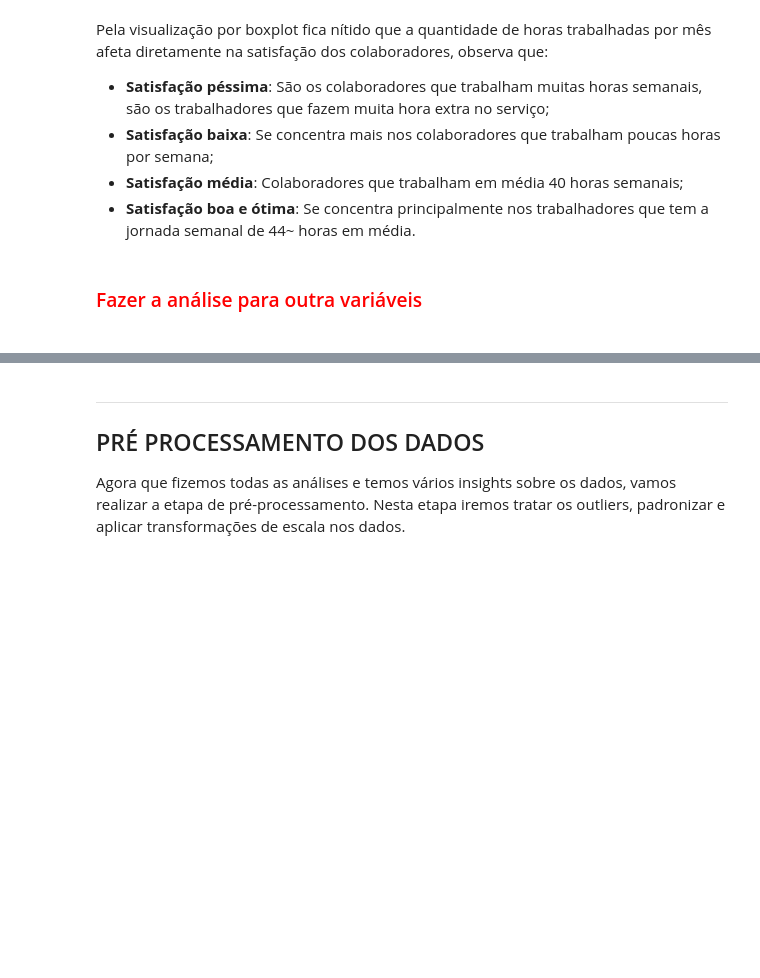
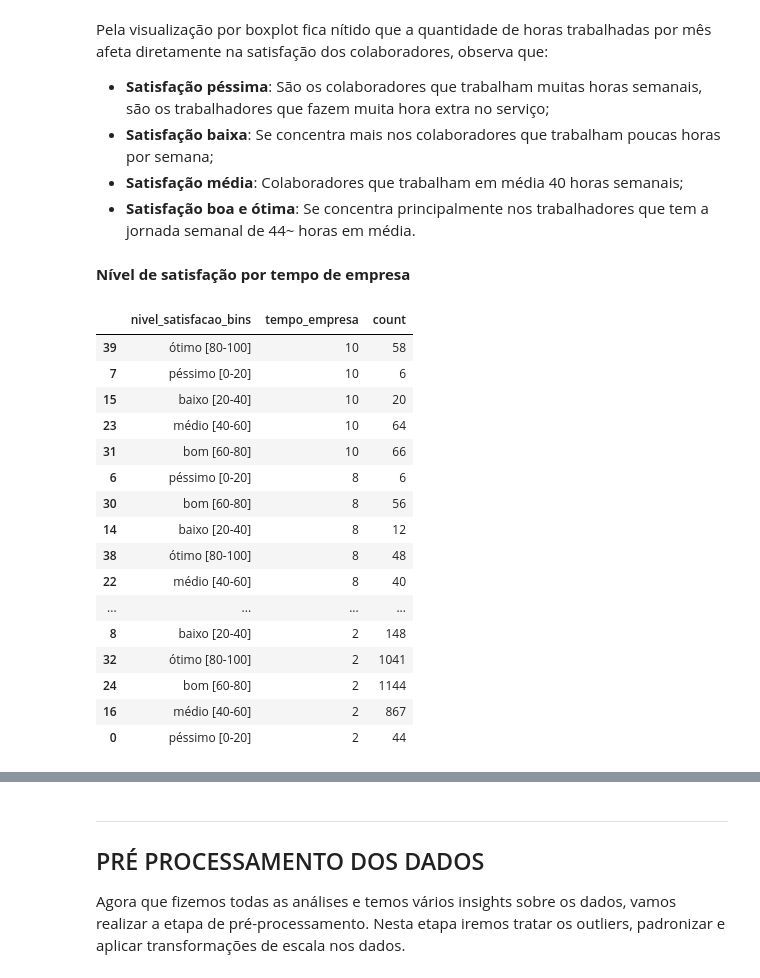
Before and after one commit to Krupique/challenges-kaggle, a Jupyter notebook: challenges/14_PeopleAnalytics/notebook/PeopleAnalytics.ipynb, the cells around one changed output, grey strips where cells are left out. Drawn from its saved outputs; the diff is of its cells as text; code cells hidden in the pictures; blank space fills up the shorter version.

```diff
--- a/challenges/14_PeopleAnalytics/notebook/PeopleAnalytics.ipynb
+++ b/challenges/14_PeopleAnalytics/notebook/PeopleAnalytics.ipynb
@@ -857,5 +857,29 @@ Pela visualização por boxplot fica nítido que a quantidade de horas trabalhad
 * **Satisfação baixa**: Se concentra mais nos colaboradores que trabalham poucas horas por semana;
 * **Satisfação média**: Colaboradores que trabalham em média 40 horas semanais;
 * **Satisfação boa e ótima**: Se concentra principalmente nos trabalhadores que tem a jornada semanal de 44~ horas em média.
-# %% [markdown]
-<h3 style='color:red'>Fazer a análise para outra variáveis<h3>
+# %% [markdown]
+**Nível de satisfação por tempo de empresa**<br/>
+# %%
+df_temp = compararAtributos(df_mul, 'nivel_satisfacao_bins', 'tempo_empresa', 'deixou_empresa', ['count'], percent=False)
+
+df_temp = df_temp.sort_values(by='tempo_empresa', ascending=False)
+
+df_temp
+# %% [output]
+|  | nivel_satisfacao_bins | tempo_empresa | count |
+| 39 | ótimo [80-100] | 10 | 58 |
+| 7 | péssimo [0-20] | 10 | 6 |
+| 15 | baixo [20-40] | 10 | 20 |
+| 23 | médio [40-60] | 10 | 64 |
+| 31 | bom [60-80] | 10 | 66 |
+| 6 | péssimo [0-20] | 8 | 6 |
+| 30 | bom [60-80] | 8 | 56 |
+| 14 | baixo [20-40] | 8 | 12 |
+| 38 | ótimo [80-100] | 8 | 48 |
+| 22 | médio [40-60] | 8 | 40 |
+| ... | ... | ... | ... |
+| 8 | baixo [20-40] | 2 | 148 |
+| 32 | ótimo [80-100] | 2 | 1041 |
+| 24 | bom [60-80] | 2 | 1144 |
+| 16 | médio [40-60] | 2 | 867 |
+| 0 | péssimo [0-20] | 2 | 44 |
```
Also changed, not shown: parts of 34 cells of this notebook, 1 other file.
